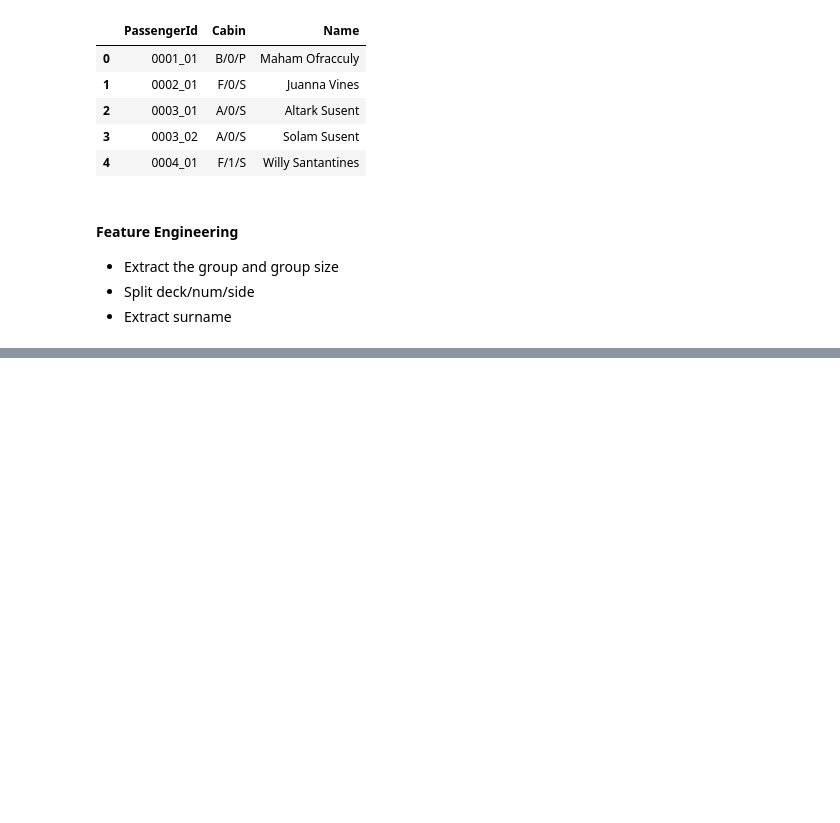
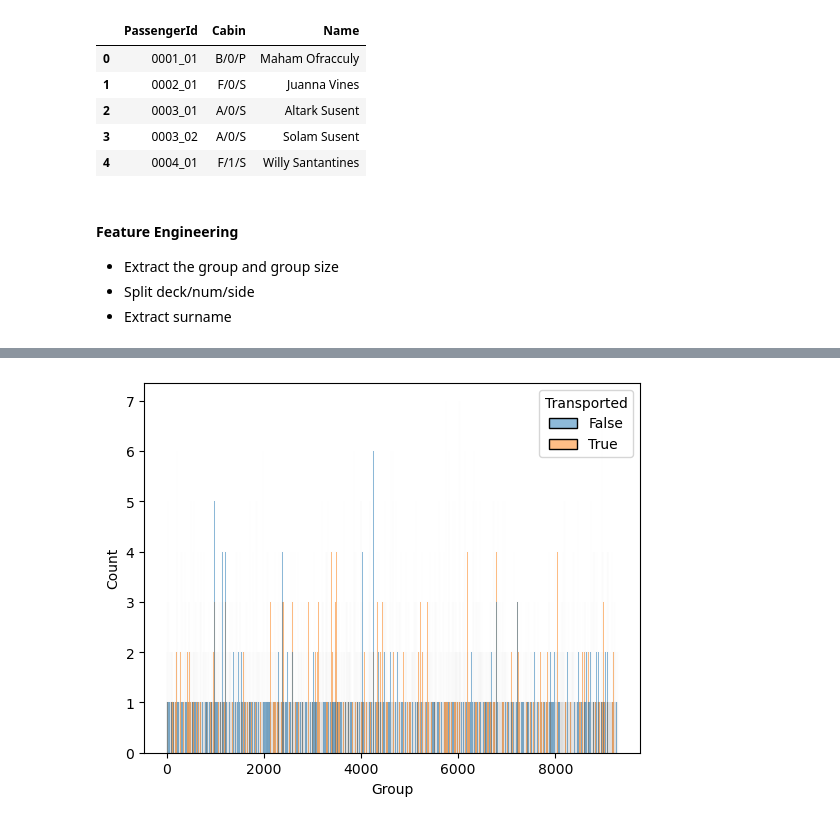
Before and after one commit to manishbhatia7/kaggle, a Jupyter notebook: input/spaceship-titanic/notebook.ipynb, the cells around one changed output, grey strips where cells are left out. Cells and saved outputs as stored; diff of their text form; code cells hidden in the pictures; blank space fills up the shorter version.

```diff
--- a/input/spaceship-titanic/notebook.ipynb
+++ b/input/spaceship-titanic/notebook.ipynb
@@ -225,0 +254,5 @@ test.loc[train['Age']>50,'Age_Group']='Age_51+'
+# %%
+sns.histplot(x='Group',hue='Transported',data=train,binwidth=1)
+plt.show()
+# %% [output]
+[figure, added]
```
Also changed, not shown: parts of 8 cells of this notebook, 1 other file.
